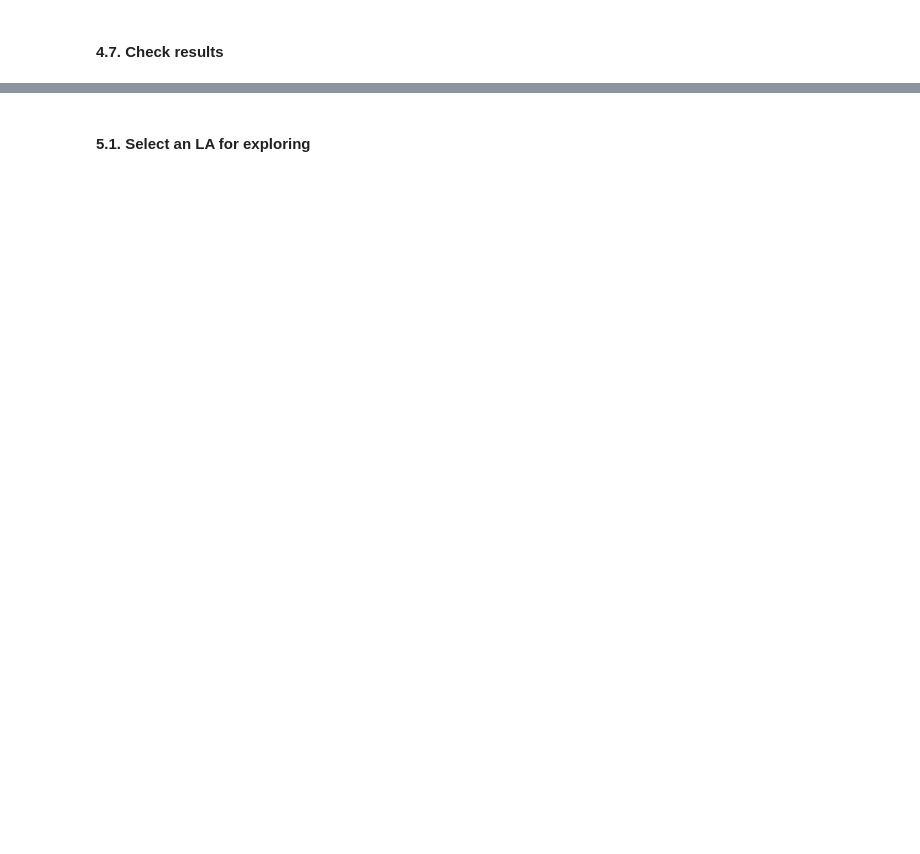
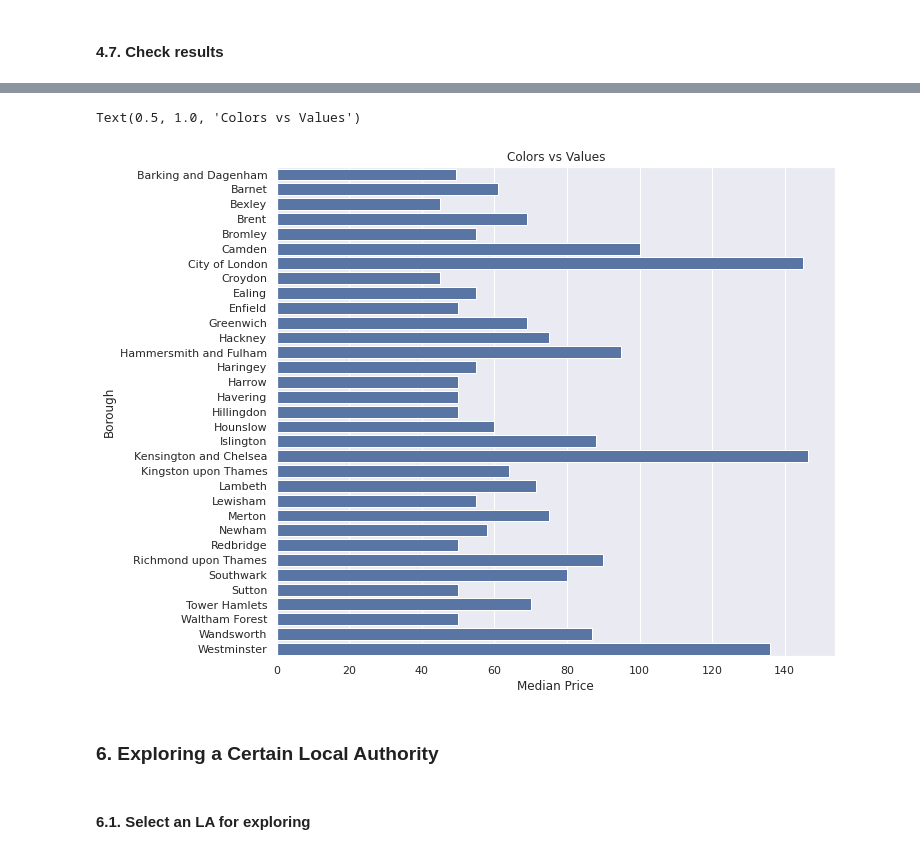
Before and after one commit to joeylizh/i2p, a Jupyter notebook: assessments/coursework3/Assessment_3_Reproducible_Analysis.ipynb, the cells around one changed output, grey strips where cells are left out. Saved outputs shown, nothing was run; the diff lists cells and outputs as text; code cells hidden in the pictures; blank space fills up the shorter version.

```diff
--- a/assessments/coursework3/Assessment_3_Reproducible_Analysis.ipynb
+++ b/assessments/coursework3/Assessment_3_Reproducible_Analysis.ipynb
@@ -213,4 +361,24 @@ boros.plot(ax=ax, edgecolor='r', facecolor='None', alpha=0.5);
+# %%
+
+# ax = sns.displot((la_airbnb_price.price.median() - la_airbnb_price.price.median().median())/la_airbnb_price.price.std())
+# ax.set(xlabel='Standardised Price', ylabel='Number of Boroughs')
+# plt.gcf().subplots_adjust(top=0.9)
+# plt.gcf().suptitle('Standardised Mean Price', fontsize=15, fontweight='bold');
+
+# la_airbnb_price = pd.DataFrame({'cat': ['red', 'green', 'blue'], 'val': [1, 2, 3]})
+sns.set_style('darkgrid')
+sns.set(rc={'figure.figsize':(10,9)})
+sns.color_palette("flare", as_cmap=True)
+ax = sns.barplot(x = 'price_median', y = 'NAME', data = la_airbnb_price, color = 'b')
+plt.xlabel("Median Price")
+plt.ylabel("Borough")
+plt.title("Colors vs Values")
+# %% [output]
+Text(0.5, 1.0, 'Colors vs Values')
+[figure, added]
+# %% [markdown]
+### 6. Exploring a Certain Local Authority
 # %% [markdown]
-#### 5.1. Select an LA for exploring
+#### 6.1. Select an LA for exploring
 # %%
 LA = 'Camden'
```
Also changed, not shown: parts of 46 cells of this notebook, 4 other files.
